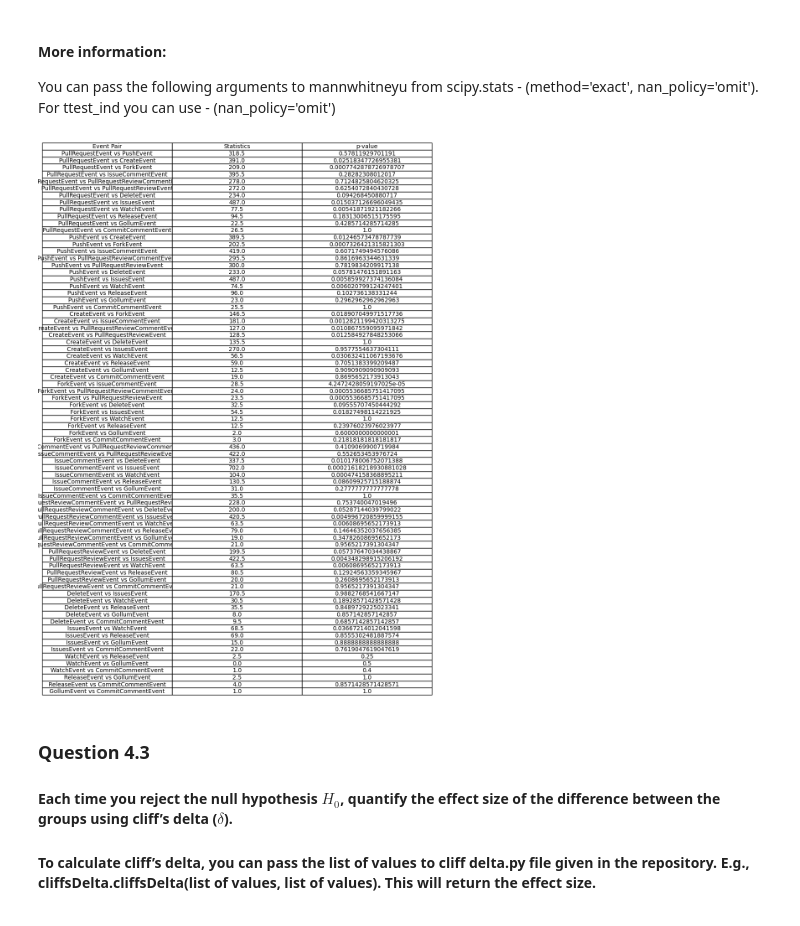
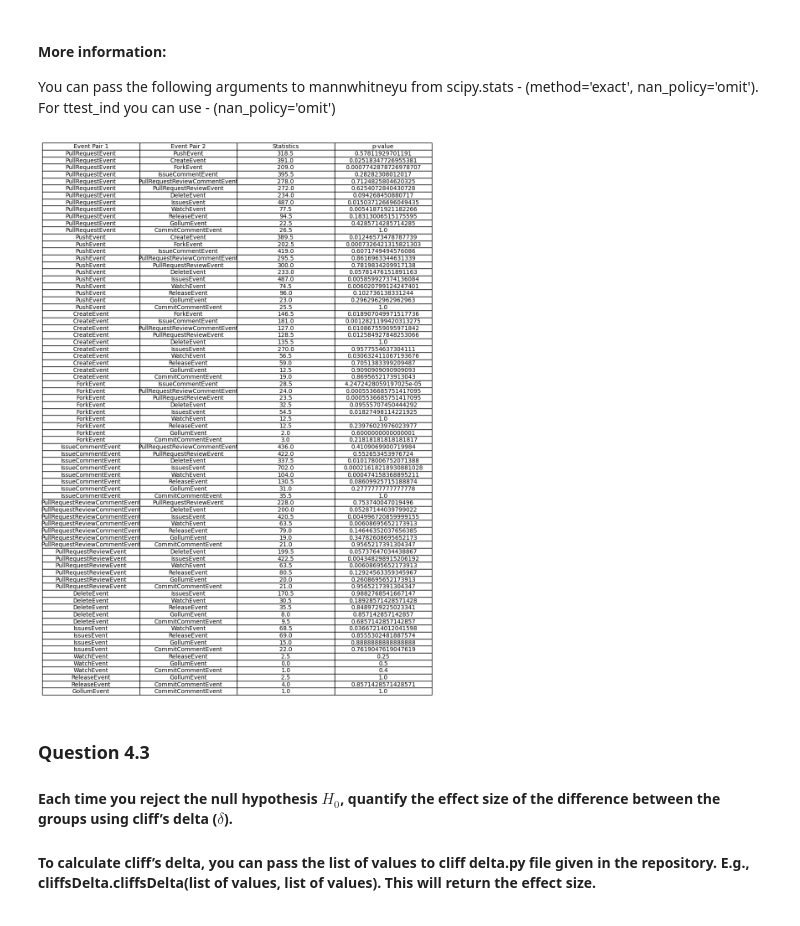
Before and after one commit to amanzio/Software_Evolution_TP_bots, a Jupyter notebook: TP_bots_template.ipynb, the cells around one changed output. Saved outputs shown, nothing was run; the diff lists cells and outputs as text; code cells hidden in the pictures.

```diff
--- a/TP_bots_template.ipynb
+++ b/TP_bots_template.ipynb
@@ -747,35 +747,35 @@ You can pass the following arguments to mannwhitneyu from scipy.stats - (method=
 # %%
 # YOUR CODE BELOW
 from scipy.stats import mannwhitneyu
 import itertools
 
 pairs = list(itertools.combinations(count_df.drop(["acc_type", "contributor"], inplace=False, axis=1).columns, 2))
 
 # Initialize a list to store the results
 results = []
 
 # Perform Mann-Whitney U test for each pair and store the results
 for pair in pairs:
     stat, p = mannwhitneyu(count_df[pair[0]], count_df[pair[1]], method='exact', nan_policy='omit')
-    results.append({'Event Pair': f"{pair[0]} vs {pair[1]}", 'Statistics': stat, 'p-value': p})
+    results.append({'Event Pair 1': pair[0], 'Event Pair 2': pair[1], 'Statistics': stat, 'p-value': p})
 
 # Convert the results list to a DataFrame
 results_df = pd.DataFrame(results)
 
 # Plot the results as a table
 fig, ax = plt.subplots(figsize=(12, 8))
 ax.axis('tight')
 ax.axis('off')
 table = ax.table(cellText=results_df.values, colLabels=results_df.columns, cellLoc='center', loc='center')
 
 # Adjust the font size
 table.auto_set_font_size(False)
 table.set_fontsize(10)
 
 # Display the plot
 plt.show()
 # %% [output]
-[figure, old version]
+[figure, new version]
 # %% [markdown]
 ### Question 4.3
 #### Each time you reject the null hypothesis $H_0$, quantify the effect size of the diﬀerence between the groups using cliﬀ’s delta ($\delta$).
```
Also changed, not shown: parts of 2 cells of this notebook.
